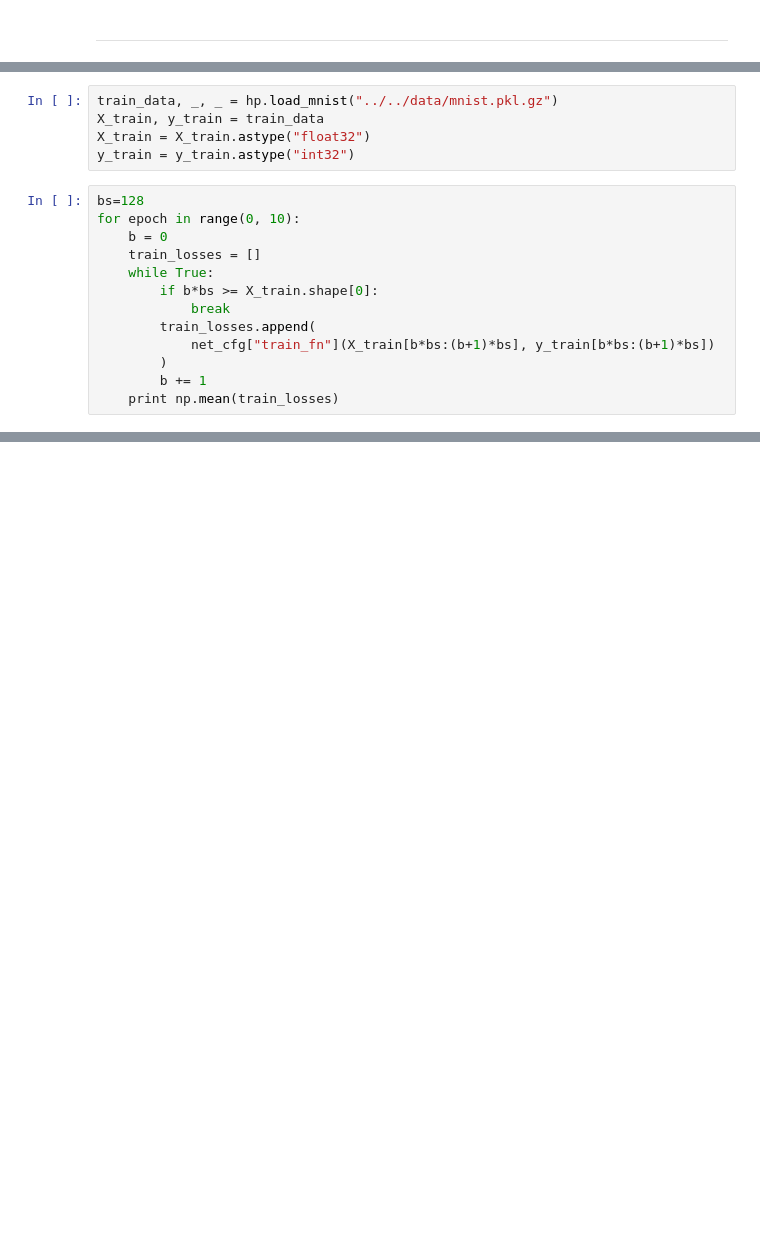
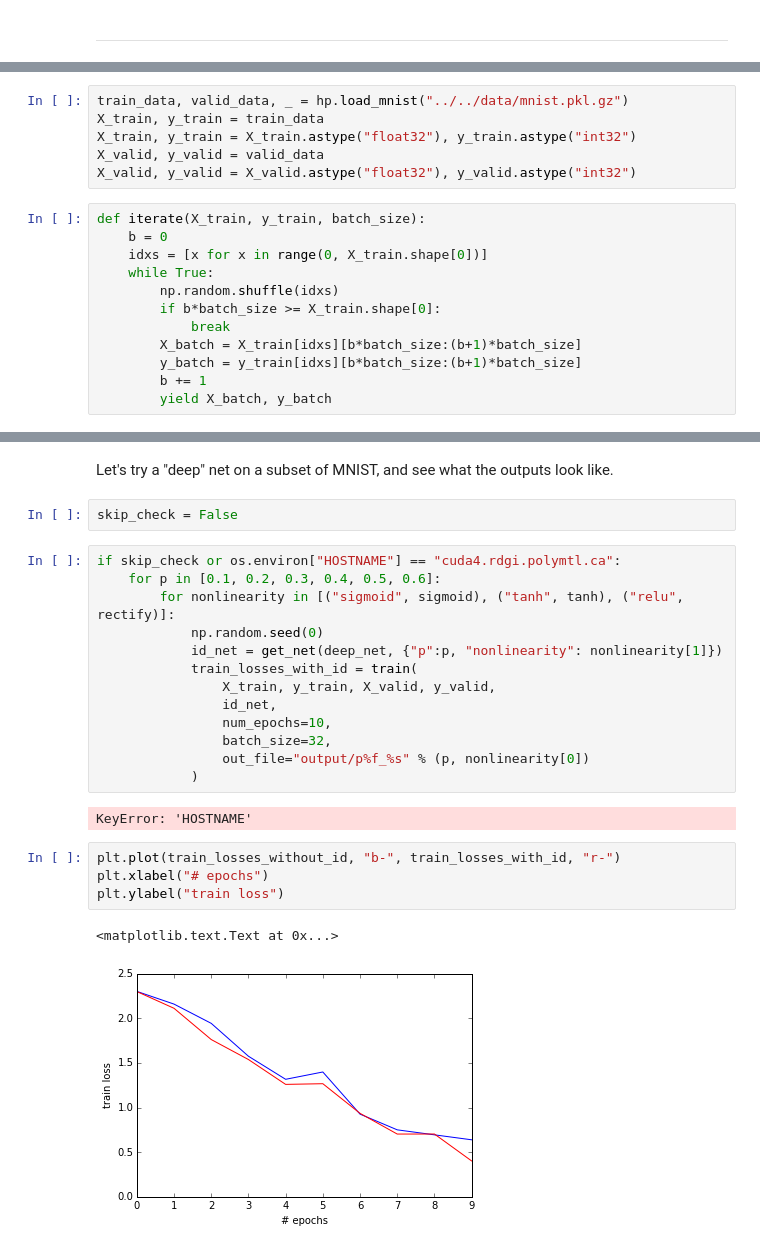
Before and after one commit to christopher-beckham/msc, a Jupyter notebook: experiments/lasagne_additions/skip_layers.ipynb, the cells around one changed output, grey strips where cells are left out. Cells and saved outputs as stored; diff of their text form; blank space fills up the shorter version.

```diff
--- a/experiments/lasagne_additions/skip_layers.ipynb
+++ b/experiments/lasagne_additions/skip_layers.ipynb
@@ -116,18 +149,18 @@ net_cfg = get_net()
 # %%
-train_data, _, _ = hp.load_mnist("../../data/mnist.pkl.gz")
+train_data, valid_data, _ = hp.load_mnist("../../data/mnist.pkl.gz")
 X_train, y_train = train_data
-X_train = X_train.astype("float32")
-y_train = y_train.astype("int32")
+X_train, y_train = X_train.astype("float32"), y_train.astype("int32")
+X_valid, y_valid = valid_data
+X_valid, y_valid = X_valid.astype("float32"), y_valid.astype("int32")
 # %%
-bs=128
-for epoch in range(0, 10):
+def iterate(X_train, y_train, batch_size):
     b = 0
-    train_losses = []
+    idxs = [x for x in range(0, X_train.shape[0])]
     while True:
-        if b*bs >= X_train.shape[0]:
+        np.random.shuffle(idxs)
+        if b*batch_size >= X_train.shape[0]:
             break
-        train_losses.append(
-            net_cfg["train_fn"](X_train[b*bs:(b+1)*bs], y_train[b*bs:(b+1)*bs])
-        )
+        X_batch = X_train[idxs][b*batch_size:(b+1)*batch_size]
+        y_batch = y_train[idxs][b*batch_size:(b+1)*batch_size]
         b += 1
-    print np.mean(train_losses)
+        yield X_batch, y_batch
@@ -137,0 +226,26 @@ KeyboardInterrupt:
+# %% [markdown]
+Let's try a "deep" net on a subset of MNIST, and see what the outputs look like.
+# %%
+skip_check = False
+# %%
+if skip_check or os.environ["HOSTNAME"] == "cuda4.rdgi.polymtl.ca":
+    for p in [0.1, 0.2, 0.3, 0.4, 0.5, 0.6]:
+        for nonlinearity in [("sigmoid", sigmoid), ("tanh", tanh), ("relu", rectify)]:
+            np.random.seed(0)
+            id_net = get_net(deep_net, {"p":p, "nonlinearity": nonlinearity[1]})
+            train_losses_with_id = train(
+                X_train, y_train, X_valid, y_valid,
+                id_net,
+                num_epochs=10,
+                batch_size=32,
+                out_file="output/p%f_%s" % (p, nonlinearity[0])
+            )
+# %% [output]
+KeyError: 'HOSTNAME'
+# %%
+plt.plot(train_losses_without_id, "b-", train_losses_with_id, "r-")
+plt.xlabel("# epochs")
+plt.ylabel("train loss")
+# %% [output]
+<matplotlib.text.Text at 0x...>
+[figure, added]
```
Also changed, not shown: parts of 16 cells of this notebook, 1 other file.
